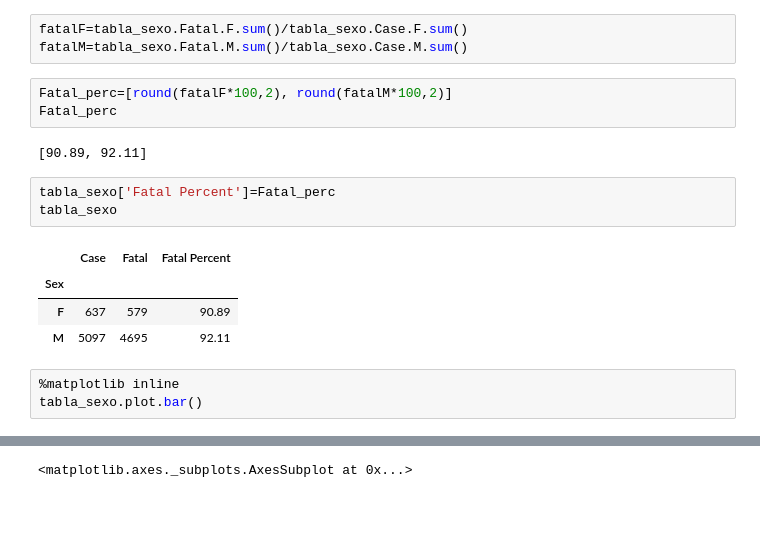
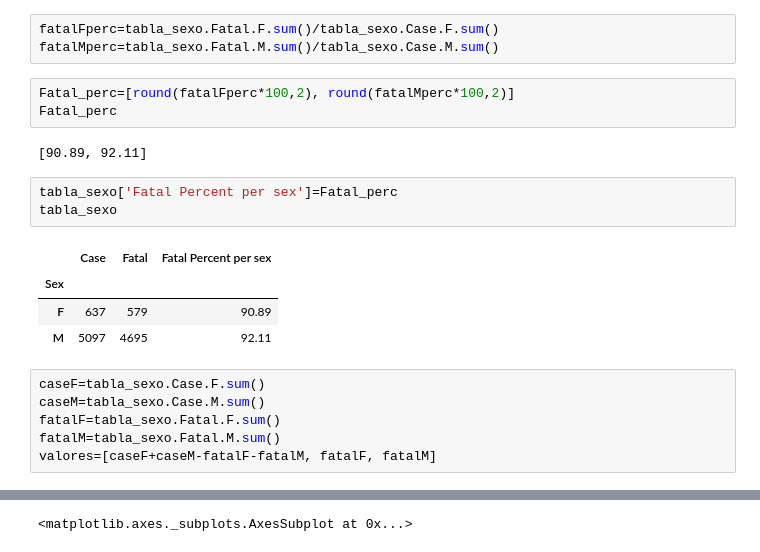
Before and after one commit to silviaherf/data-cleaning-pandas, a Jupyter notebook: Sharks_analysis.ipynb, the cells around one changed output, grey strips where cells are left out. Cells and saved outputs as stored; diff of their text form; blank space fills up the shorter version.

```diff
--- a/Sharks_analysis.ipynb
+++ b/Sharks_analysis.ipynb
@@ -284,21 +284,24 @@ tabla_sexo.plot.bar()
 <matplotlib.axes._subplots.AxesSubplot at 0x...>
 [figure]
 # %%
-fatalF=tabla_sexo.Fatal.F.sum()/tabla_sexo.Case.F.sum()
-fatalM=tabla_sexo.Fatal.M.sum()/tabla_sexo.Case.M.sum()
+fatalFperc=tabla_sexo.Fatal.F.sum()/tabla_sexo.Case.F.sum()
+fatalMperc=tabla_sexo.Fatal.M.sum()/tabla_sexo.Case.M.sum()
 # %%
-Fatal_perc=[round(fatalF*100,2), round(fatalM*100,2)]
+Fatal_perc=[round(fatalFperc*100,2), round(fatalMperc*100,2)]
 Fatal_perc
 # %% [output]
 [90.89, 92.11]
 # %%
-tabla_sexo['Fatal Percent']=Fatal_perc
+tabla_sexo['Fatal Percent per sex']=Fatal_perc
 tabla_sexo
 # %% [output]
-|  | Case | Fatal | Fatal Percent |
+|  | Case | Fatal | Fatal Percent per sex |
 | Sex |  |  |  |
 | F | 637 | 579 | 90.89 |
 | M | 5097 | 4695 | 92.11 |
-# %%
-%matplotlib inline
-tabla_sexo.plot.bar()
+# %%
+caseF=tabla_sexo.Case.F.sum()
+caseM=tabla_sexo.Case.M.sum()
+fatalF=tabla_sexo.Fatal.F.sum()
+fatalM=tabla_sexo.Fatal.M.sum()
+valores=[caseF+caseM-fatalF-fatalM, fatalF, fatalM]
```
Also changed, not shown: parts of 1 cell of this notebook, 1 other file.
